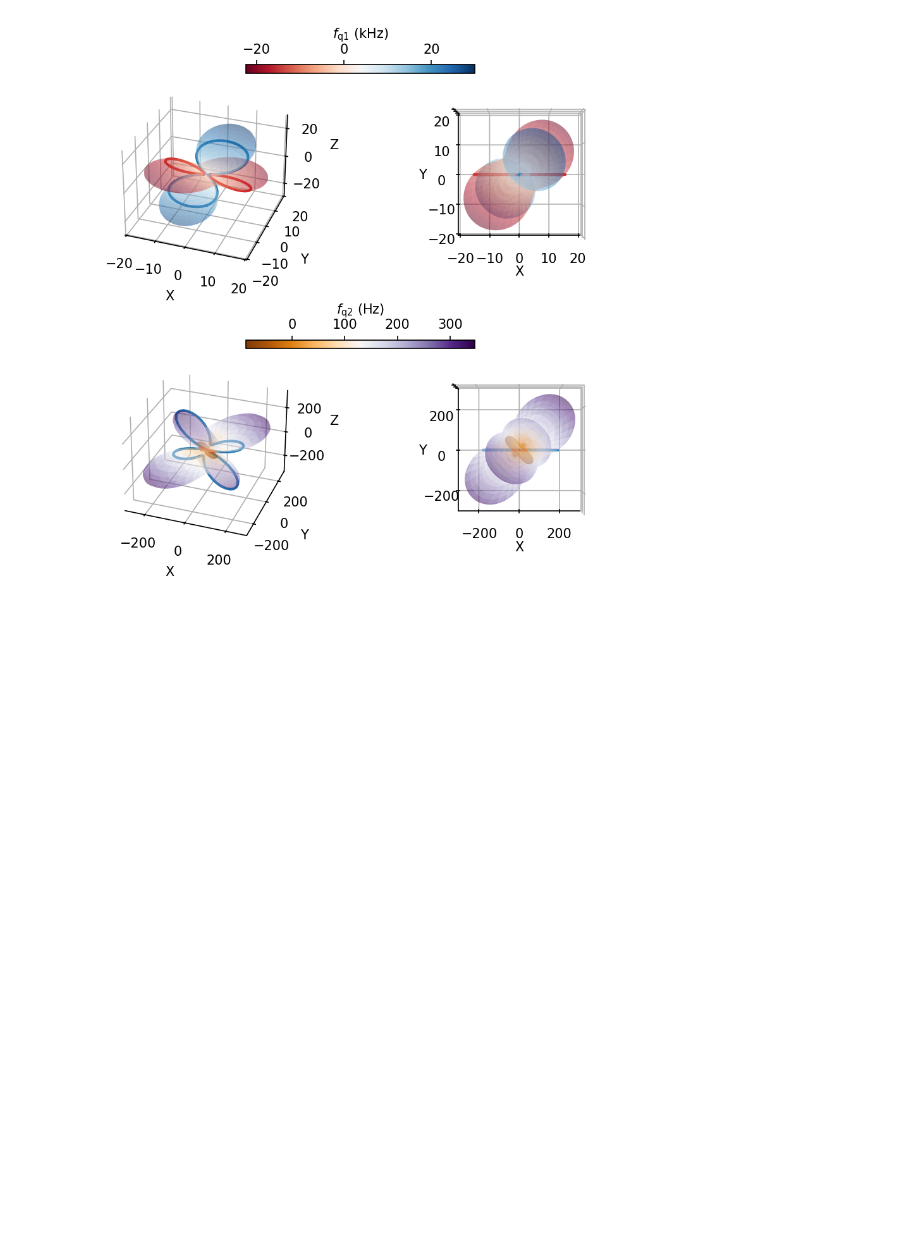
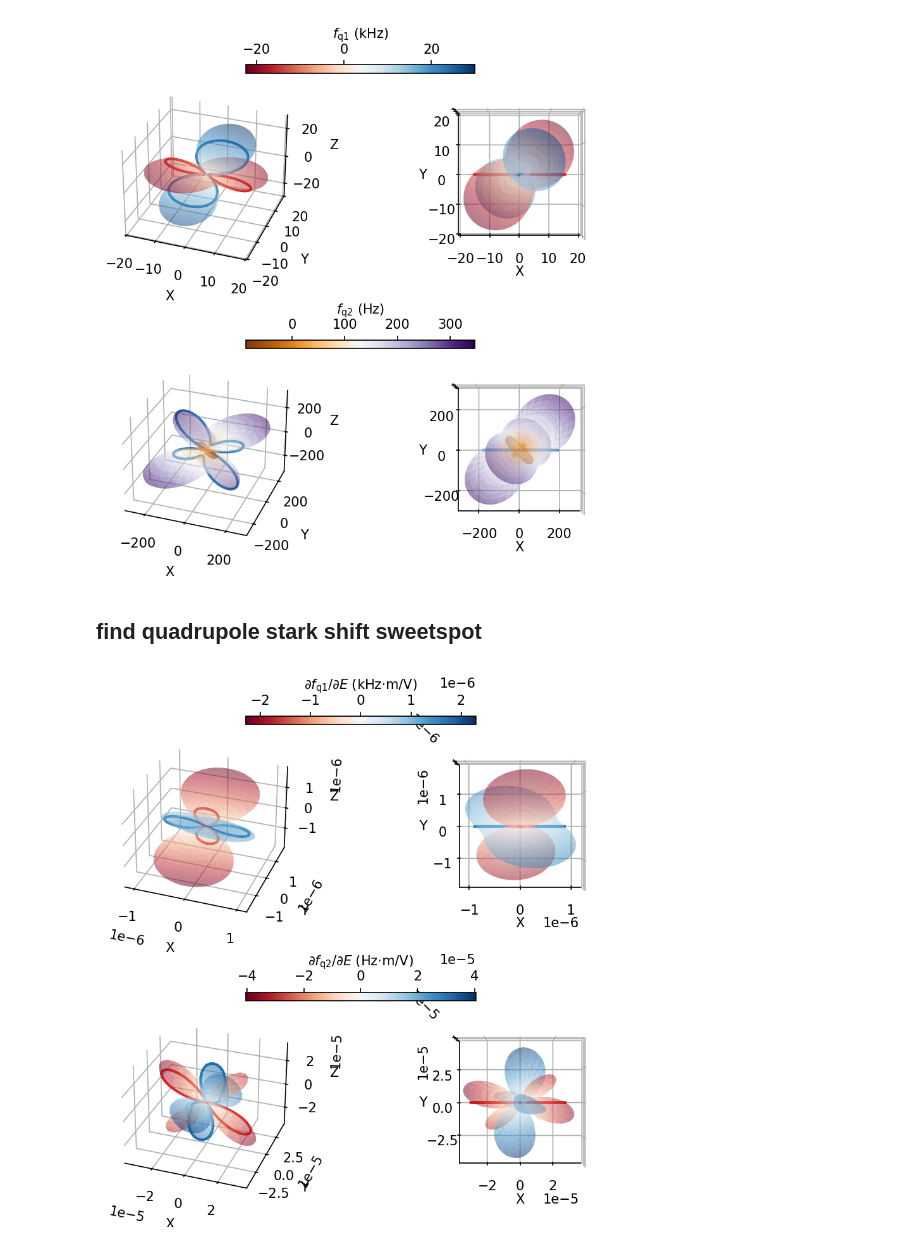
Before and after one commit to arjenvaartjes/Psyduck, a Jupyter notebook: examples/quadrupole modeling/extracting_quadrupole_tensor_few_angles.ipynb, the cells around one changed output. Saved outputs shown, nothing was run; the diff lists cells and outputs as text; code cells hidden in the pictures; blank space fills up the shorter version.

Commit message:
add quadrupole stark shift

```diff
--- a/examples/quadrupole modeling/extracting_quadrupole_tensor_few_angles.ipynb
+++ b/examples/quadrupole modeling/extracting_quadrupole_tensor_few_angles.ipynb
@@ -394,3 +394,20 @@ V_tensor = Qab_to_Vab(Q_tensor, I_SPIN, Q_N)
 plot_quadrupole_tensor(V_tensor, I_SPIN, B0, GAMMA_NUCLEAR, Q_N)
 # %% [output]
 [figure]
+# %% [markdown]
+## find quadrupole stark shift sweetspot
+# %%
+from psyduck.hamiltonians import get_quadrupole_stark_shift
+from psyduck.plotting import plot_quadrupole_stark_shift
+
+E_vec = np.array([p_full['E_x'], p_full['E_y'], p_full['E_z']])
+thetas_ss = np.linspace(0, np.pi, 50)
+phis_ss = np.linspace(0, 2 * np.pi, 100)
+
+dfq1_stark, dfq2_stark = get_quadrupole_stark_shift(
+    V_ab, E_vec, I_SPIN, B0, GAMMA_NUCLEAR, Q_N, thetas_ss, phis_ss
+)
+
+plot_quadrupole_stark_shift(dfq1_stark, dfq2_stark, thetas_ss, phis_ss)
+# %% [output]
+[figure, added]
```
Also changed, not shown: parts of 2 cells of this notebook, 3 other files.
